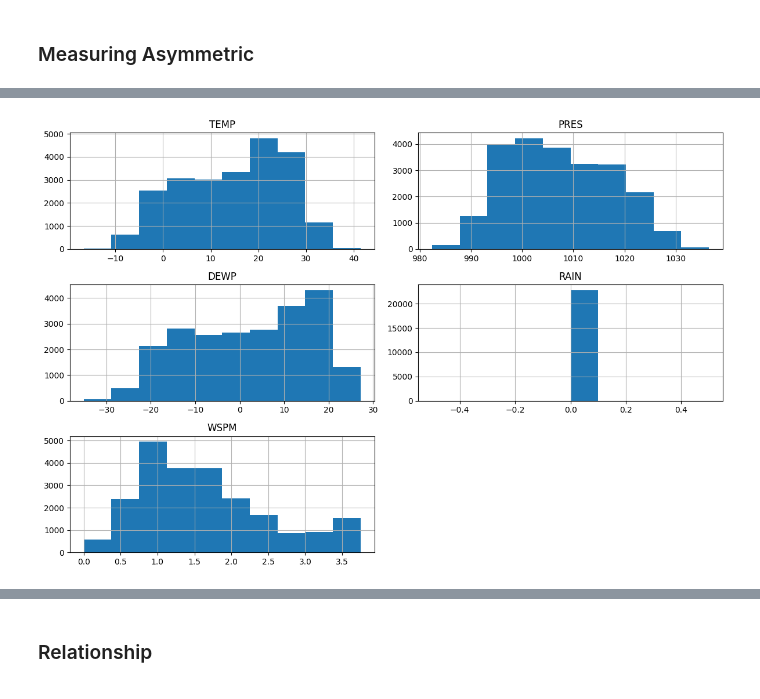
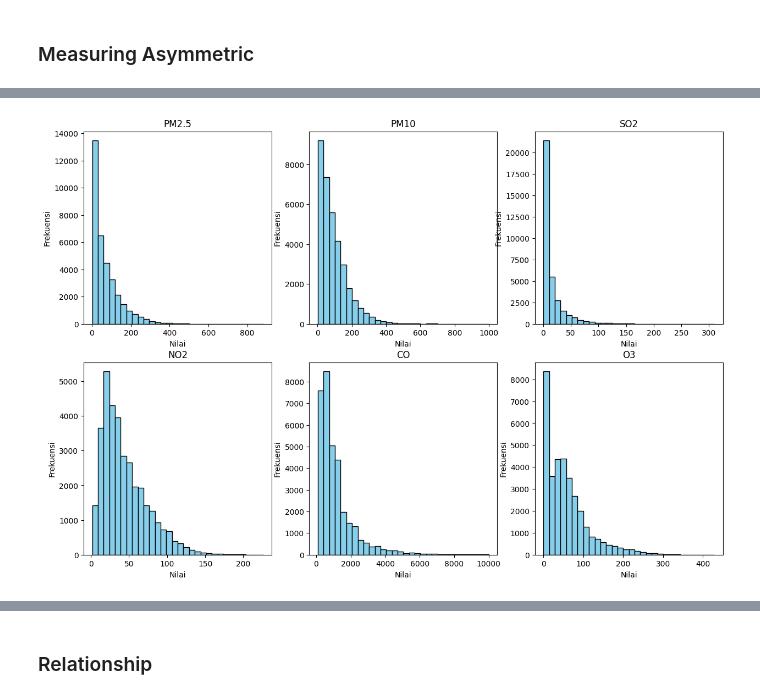
Before and after one commit to WiseStar282/Changping-AirQuality, a Jupyter notebook: analisis data/Proyek_Analisis_Data.ipynb, the cells around one changed output, grey strips where cells are left out. Drawn from its saved outputs; the diff is of its cells as text; code cells hidden in the pictures.

```diff
--- a/analisis data/Proyek_Analisis_Data.ipynb
+++ b/analisis data/Proyek_Analisis_Data.ipynb
@@ -591,8 +602,16 @@ plt.show()
-# %%
-# Membuat histogram data cuaca
-cuaca = ['TEMP', 'PRES', 'DEWP', 'RAIN', 'WSPM']
-df_filtered[cuaca].hist(figsize=(12, 8))
-plt.tight_layout()
-plt.show()
-# %% [output]
-[figure, removed]
+# %%
+# Membuat histogram data polutan
+polutan = ['PM2.5', 'PM10', 'SO2', 'NO2', 'CO', 'O3']
+available_cols = [col for col in polutan if col in df_filtered.columns]
+# Buat histogram dalam grid
+n = len(available_cols)
+rows = (n + 2) // 3
+fig, axs = plt.subplots(nrows=rows, ncols=3, figsize=(15, 5 * rows))
+axs = axs.flatten()
+for i, col in enumerate(available_cols):
+    axs[i].hist(df[col].dropna(), bins=30, color='skyblue', edgecolor='black')
+    axs[i].set_title(col)
+    axs[i].set_xlabel('Nilai')
+    axs[i].set_ylabel('Frekuensi')
+# %% [output]
+[figure, added]
```
Also changed, not shown: parts of 38 cells of this notebook, 3 other files.
